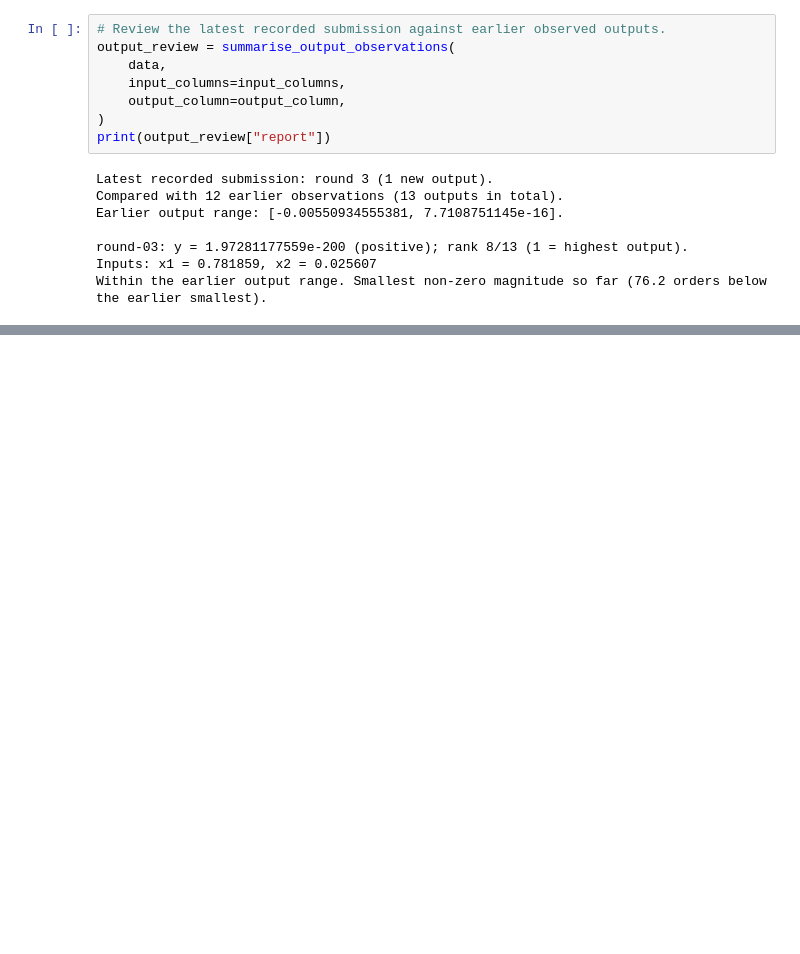
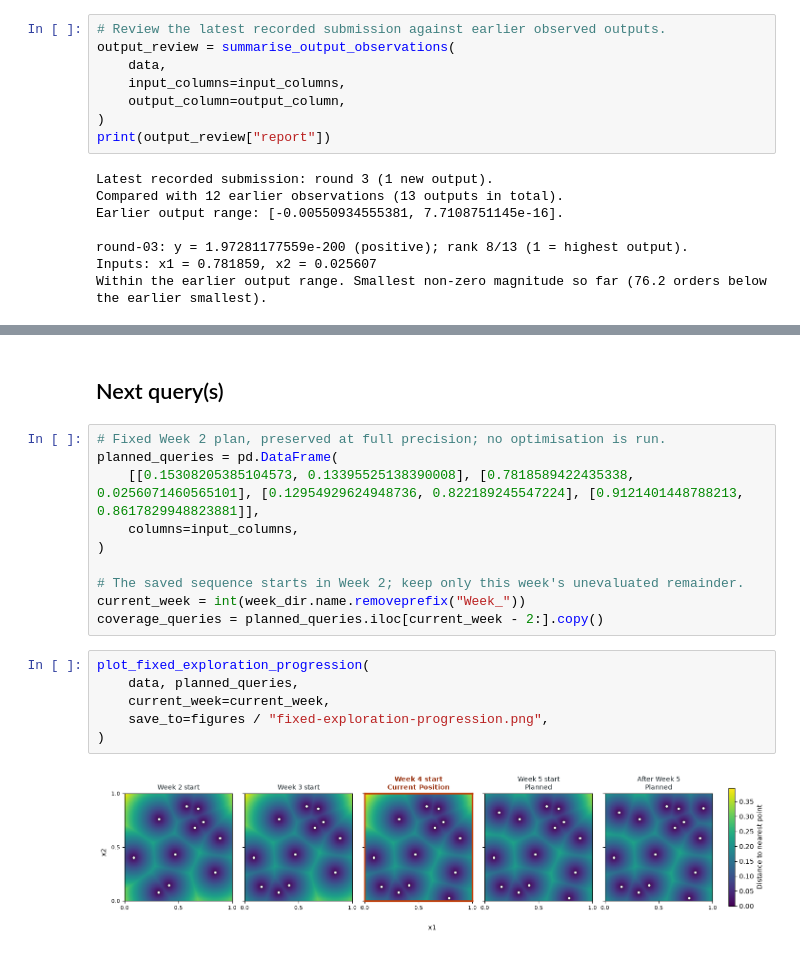
Before and after one commit to AnthonyPWatts/imperial-capstone, a Jupyter notebook: stage-2-bbo/notebooks/Function_1/Week_04/exploration.ipynb, the cells around one changed output, grey strips where cells are left out. Cells and saved outputs as stored; diff of their text form; blank space fills up the shorter version.

```diff
--- a/stage-2-bbo/notebooks/Function_1/Week_04/exploration.ipynb
+++ b/stage-2-bbo/notebooks/Function_1/Week_04/exploration.ipynb
@@ -219,3 +185,23 @@ terrain_fig.show(config=PLOT_CONFIG)
 # %% [output]
 Height = sign(y) * log10(1 + |y| / 1e-200); tick labels show original y.
 Interactive browser copy: C:\_Source\Imperial-ML-AI-Live\Capstone\imperial-capstone\stage-2-bbo\notebooks\Function_1\Week_04\figures\observed-output-terrain.html
+# %% [markdown]
+## Next query(s)
+# %%
+# Fixed Week 2 plan, preserved at full precision; no optimisation is run.
+planned_queries = pd.DataFrame(
+    [[0.15308205385104573, 0.13395525138390008], [0.7818589422435338, 0.0256071460565101], [0.12954929624948736, 0.822189245547224], [0.9121401448788213, 0.8617829948823881]],
+    columns=input_columns,
+)
+
+# The saved sequence starts in Week 2; keep only this week's unevaluated remainder.
+current_week = int(week_dir.name.removeprefix("Week_"))
+coverage_queries = planned_queries.iloc[current_week - 2:].copy()
+# %%
+plot_fixed_exploration_progression(
+    data, planned_queries,
+    current_week=current_week,
+    save_to=figures / "fixed-exploration-progression.png",
+)
+# %% [output]
+[figure, added]
```
Also changed, not shown: parts of 15 cells of this notebook, 30 other files.
